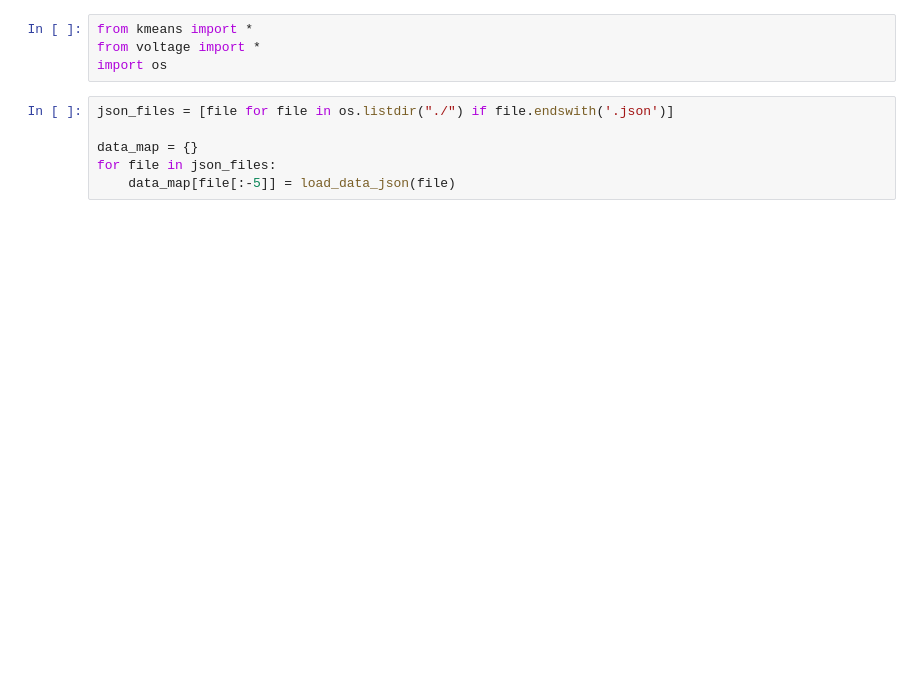
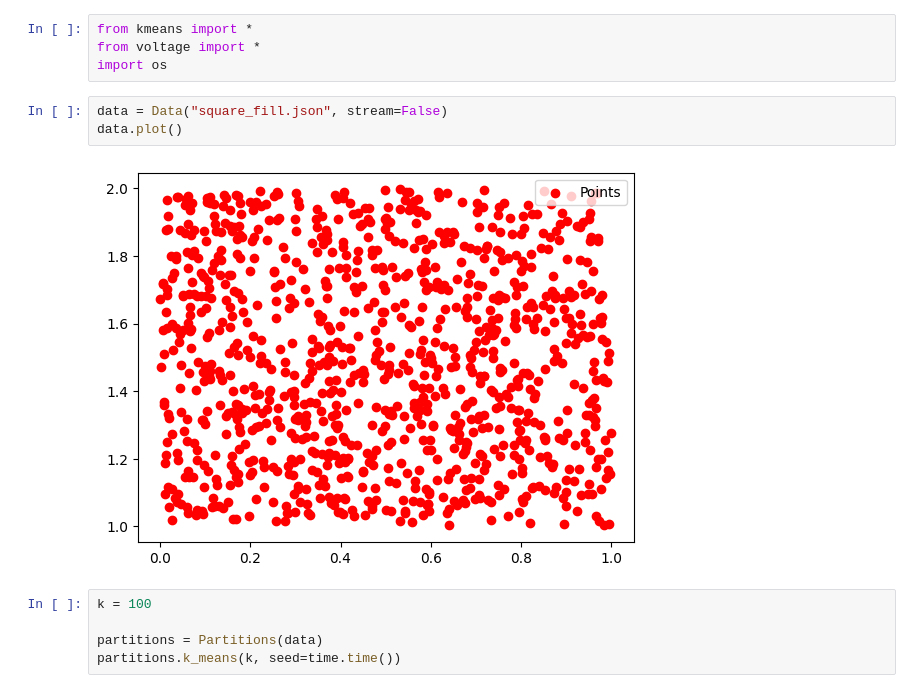
Before and after one commit to IceGawd/VoltageDimentionalReduction, a Jupyter notebook: VoltageDimentionReduction.ipynb, the cells around one changed output. Saved outputs shown, nothing was run; the diff lists cells and outputs as text; blank space fills up the shorter version.

```diff
--- a/VoltageDimentionReduction.ipynb
+++ b/VoltageDimentionReduction.ipynb
@@ -2,9 +2,13 @@
 from kmeans import *
 from voltage import *
 import os
-# %%
-json_files = [file for file in os.listdir("./") if file.endswith('.json')]
-
-data_map = {}
-for file in json_files:
-    data_map[file[:-5]] = load_data_json(file)
+# %%
+data = Data("square_fill.json", stream=False)
+data.plot()
+# %% [output]
+[figure, added]
+# %%
+k = 100
+
+partitions = Partitions(data)
+partitions.k_means(k, seed=time.time())
```
Also changed, not shown: parts of 5 cells of this notebook, 4 other files.
